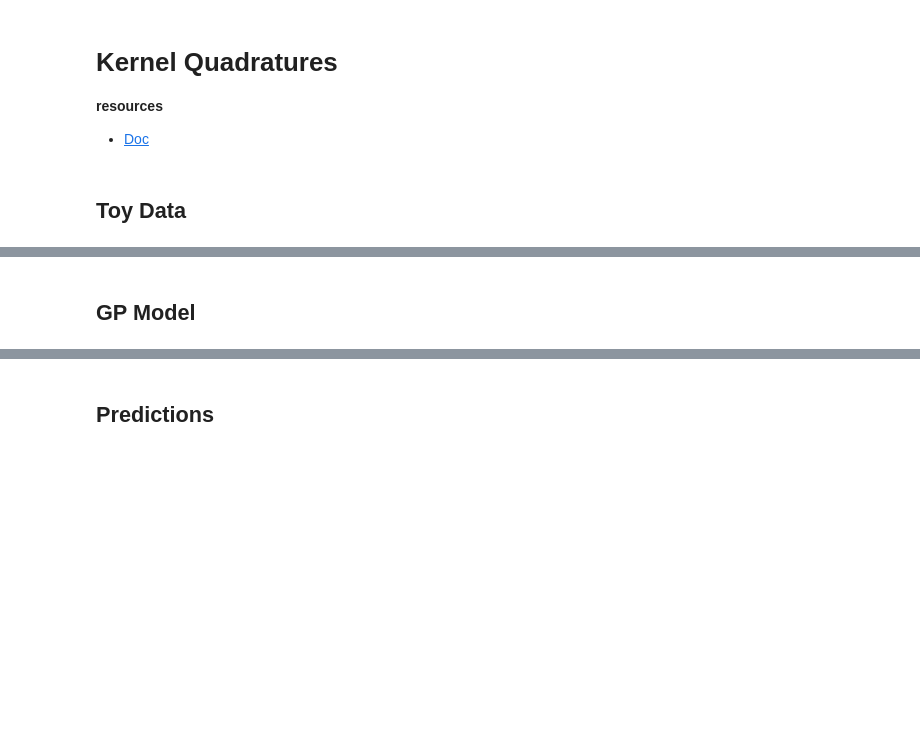
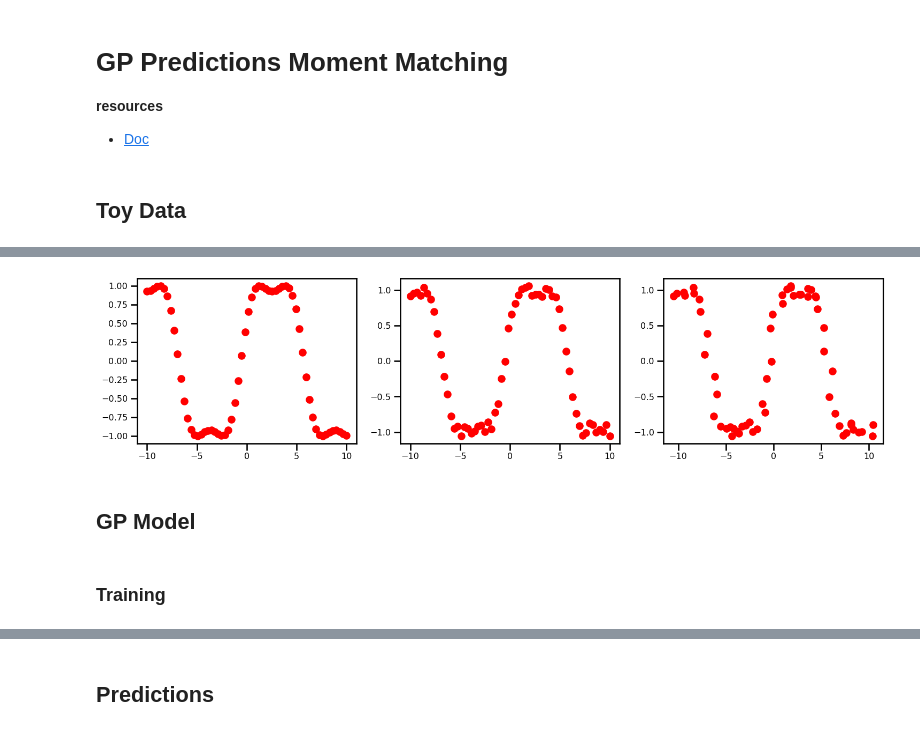
Before and after one commit to IPL-UV/jaxkern, a Jupyter notebook: notebooks/uncategorized/gps/egp_moment_matching.ipynb, the cells around one changed output, grey strips where cells are left out. Cells and saved outputs as stored; diff of their text form; code cells hidden in the pictures; blank space fills up the shorter version.

```diff
--- a/notebooks/uncategorized/gps/egp_moment_matching.ipynb
+++ b/notebooks/uncategorized/gps/egp_moment_matching.ipynb
@@ -1,5 +1,5 @@
 # %% [markdown]
-# Kernel Quadratures
+# GP Predictions Moment Matching
 
 
 **resources**
@@ -15,6 +15,15 @@ root = here(project_files=[".here", ".env"])
 # append to path
 sys.path.append(str(root))
 
+import matplotlib.pyplot as plt
+import seaborn as sns
+
+sns.reset_defaults()
+sns.set_context(context="talk", font_scale=0.7)
+import jax
+
+jax.config.update("jax_enable_x64", False)
+
 %load_ext lab_black
 %load_ext autoreload
 %autoreload 2
@@ -29,20 +34,41 @@ import jax
 import jax.random as jr
 import jax.numpy as jnp
 
-seed = 123
-key = jr.PRNGKey(seed)
-
-ntrain = 60
-ntest = 1_000
+key = jax.random.PRNGKey(123)
+y_noise = 0.05
+x_noise = 0.3
 
 f = lambda x: jnp.sin(1.0 * jnp.pi / 1.6 * jnp.cos(5 + 0.5 * x))
+ntrain = 60
 
 X = jnp.linspace(-10, 10, ntrain).reshape(-1, 1)
-X_cov = jnp.array([0.1]).reshape(-1, 1)
 
-key, y_rng = jr.split(key, 2)
+key, y_rng = jax.random.split(key, 2)
 y = f(X)
 
+# Noisy Signal
 
-Xtest = jnp.linspace(-10.1, 10.1, ntest).reshape(-1, 1)
+key, x_rng = jax.random.split(key, 2)
+
+X_noise = X + x_noise * jax.random.normal(x_rng, shape=X.shape)
+y_noise = f(X) + y_noise * jax.random.normal(y_rng, shape=X.shape)
+
+# sort inputs
+idx_sorted = jnp.argsort(X_noise, axis=0).squeeze()
+
+X_noise = X_noise[(idx_sorted,)]
+y_noise = y_noise[(idx_sorted,)]
+X = X[(idx_sorted,)]
+y = y[(idx_sorted,)]
+
+ntest = 100
+
+
+Xtest = jnp.linspace(-10.1, 10.1, ntest)[:, None]
+
+fig, ax = plt.subplots(nrows=1, ncols=3, figsize=(18, 4))
+ax[0].scatter(X, y, color="red")
+ax[1].scatter(X, y_noise, color="red")
+ax[2].scatter(X_noise, y_noise, color="red")
+plt.show()
 # %% [output]
@@ -50,3 +75,4 @@ WARNING:absl:No GPU/TPU found, falling back to CPU. (Set TF_CPP_MIN_LOG_LEVEL=0
+[figure, added]
 # %% [markdown]
 ## GP Model
 # %%
@@ -72,0 +99,2 @@ training_ds = Dataset(X=X, y=y)
+# %% [markdown]
+### Training
```
Also changed, not shown: parts of 44 cells of this notebook, 8 other files.
